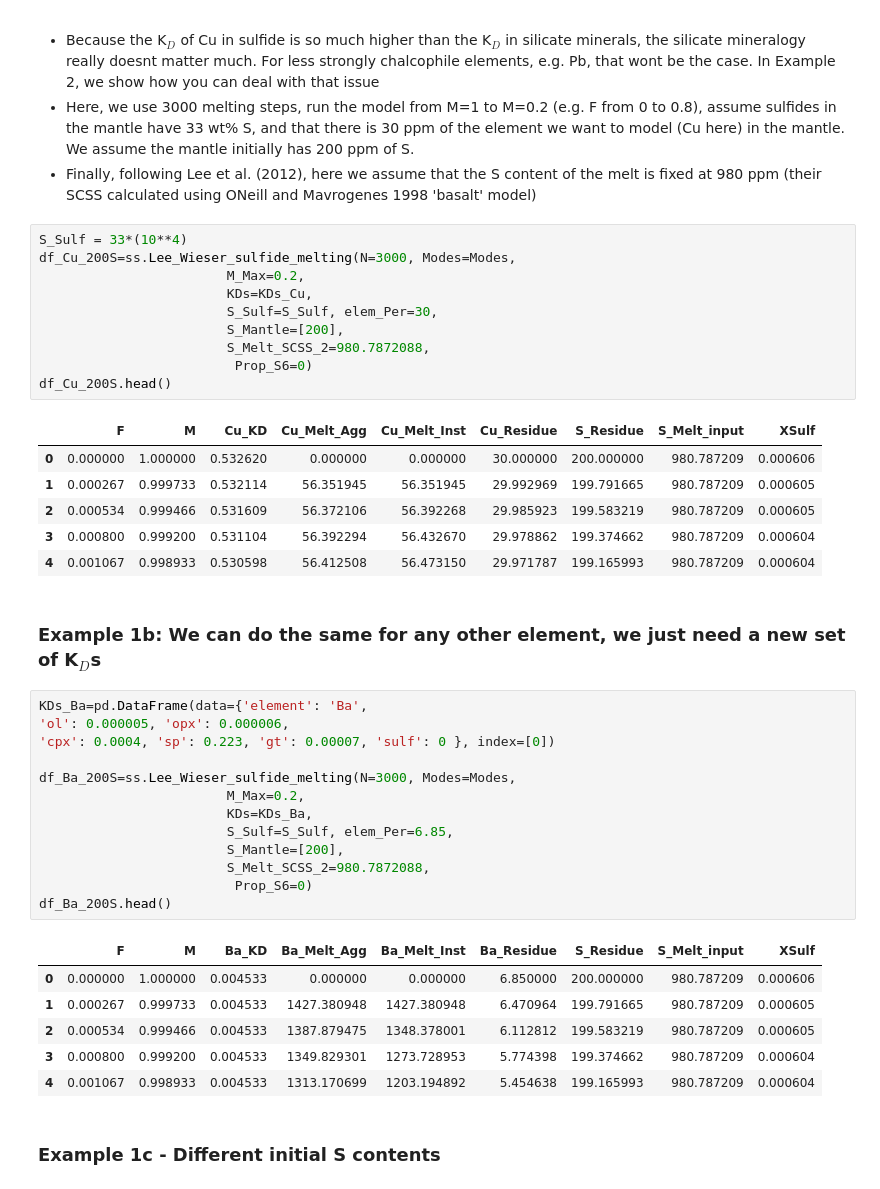
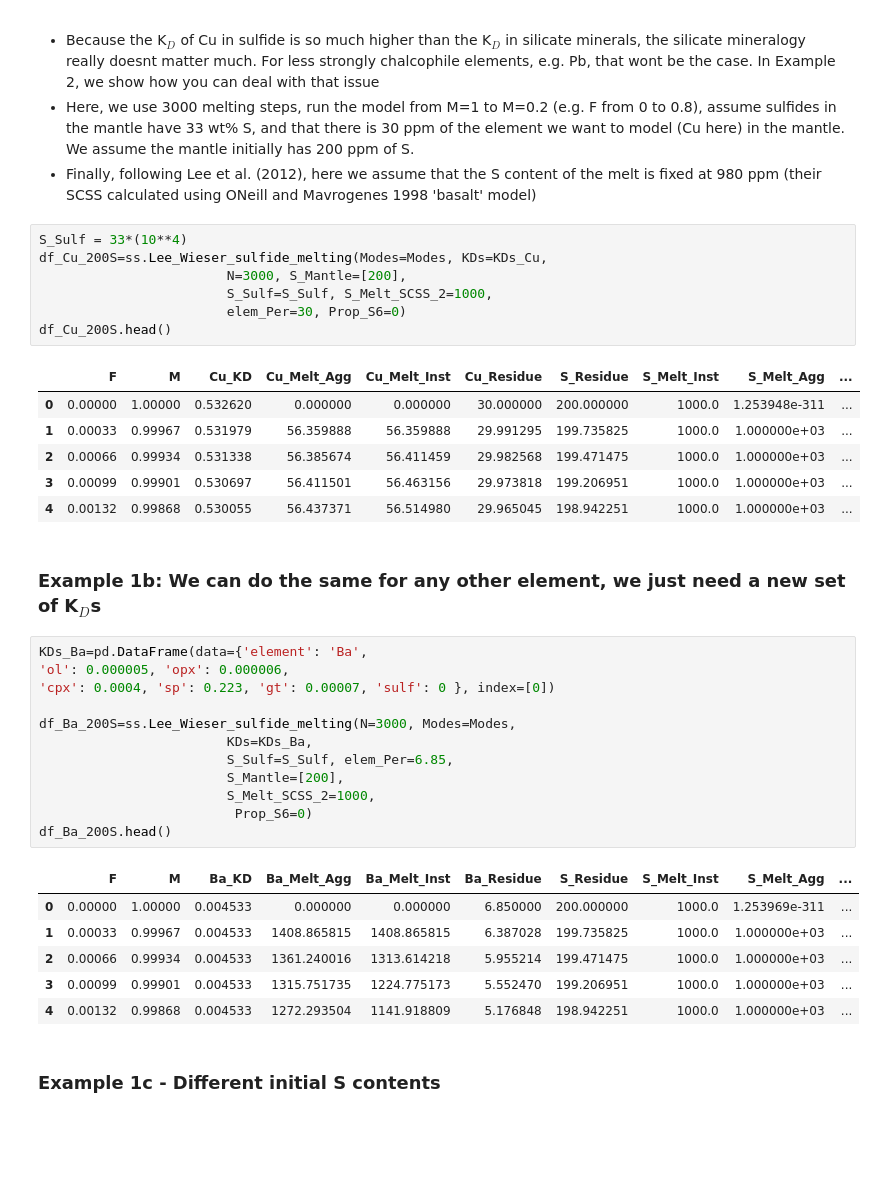
Before and after one commit to PennyWieser/PySulfSat, a Jupyter notebook: docs/Examples/Mantle_Melting_Lee_Wieser/Simple_Melting_Cu_S_Ba.ipynb, the cells around one changed output. Saved outputs shown, nothing was run; the diff lists cells and outputs as text; blank space fills up the shorter version.

```diff
--- a/docs/Examples/Mantle_Melting_Lee_Wieser/Simple_Melting_Cu_S_Ba.ipynb
+++ b/docs/Examples/Mantle_Melting_Lee_Wieser/Simple_Melting_Cu_S_Ba.ipynb
@@ -27,21 +27,18 @@ KDs_Cu=pd.DataFrame(data={'element': 'Cu',
 - Finally, following Lee et al. (2012), here we assume that the S content of the melt is fixed at 980 ppm (their SCSS calculated using ONeill and Mavrogenes 1998 'basalt' model)
 # %%
 S_Sulf = 33*(10**4)
-df_Cu_200S=ss.Lee_Wieser_sulfide_melting(N=3000, Modes=Modes,
-                        M_Max=0.2,
-                        KDs=KDs_Cu,
-                        S_Sulf=S_Sulf, elem_Per=30,
-                        S_Mantle=[200],
-                        S_Melt_SCSS_2=980.7872088,
-                         Prop_S6=0)
+df_Cu_200S=ss.Lee_Wieser_sulfide_melting(Modes=Modes, KDs=KDs_Cu,
+                        N=3000, S_Mantle=[200],
+                        S_Sulf=S_Sulf, S_Melt_SCSS_2=1000,
+                        elem_Per=30, Prop_S6=0)
 df_Cu_200S.head()
 # %% [output]
-|  | F | M | Cu_KD | Cu_Melt_Agg | Cu_Melt_Inst | Cu_Residue | S_Residue | S_Melt_input | XSulf |
-| 0 | 0.000000 | 1.000000 | 0.532620 | 0.000000 | 0.000000 | 30.000000 | 200.000000 | 980.787209 | 0.000606 |
-| 1 | 0.000267 | 0.999733 | 0.532114 | 56.351945 | 56.351945 | 29.992969 | 199.791665 | 980.787209 | 0.000605 |
-| 2 | 0.000534 | 0.999466 | 0.531609 | 56.372106 | 56.392268 | 29.985923 | 199.583219 | 980.787209 | 0.000605 |
-| 3 | 0.000800 | 0.999200 | 0.531104 | 56.392294 | 56.432670 | 29.978862 | 199.374662 | 980.787209 | 0.000604 |
-| 4 | 0.001067 | 0.998933 | 0.530598 | 56.412508 | 56.473150 | 29.971787 | 199.165993 | 980.787209 | 0.000604 |
+|  | F | M | Cu_KD | Cu_Melt_Agg | Cu_Melt_Inst | Cu_Residue | S_Residue | S_Melt_Inst | S_Melt_Agg | ... |
+| 0 | 0.00000 | 1.00000 | 0.532620 | 0.000000 | 0.000000 | 30.000000 | 200.000000 | 1000.0 | 1.253948e-311 | ... |
+| 1 | 0.00033 | 0.99967 | 0.531979 | 56.359888 | 56.359888 | 29.991295 | 199.735825 | 1000.0 | 1.000000e+03 | ... |
+| 2 | 0.00066 | 0.99934 | 0.531338 | 56.385674 | 56.411459 | 29.982568 | 199.471475 | 1000.0 | 1.000000e+03 | ... |
+| 3 | 0.00099 | 0.99901 | 0.530697 | 56.411501 | 56.463156 | 29.973818 | 199.206951 | 1000.0 | 1.000000e+03 | ... |
+| 4 | 0.00132 | 0.99868 | 0.530055 | 56.437371 | 56.514980 | 29.965045 | 198.942251 | 1000.0 | 1.000000e+03 | ... |
 # %% [markdown]
 ### Example 1b: We can do the same for any other element, we just need a new set of K$_{D}$s
 # %%
@@ -50,20 +47,19 @@ KDs_Ba=pd.DataFrame(data={'element': 'Ba',
 'cpx': 0.0004, 'sp': 0.223, 'gt': 0.00007, 'sulf': 0 }, index=[0])
 
 df_Ba_200S=ss.Lee_Wieser_sulfide_melting(N=3000, Modes=Modes,
-                        M_Max=0.2,
                         KDs=KDs_Ba,
                         S_Sulf=S_Sulf, elem_Per=6.85,
                         S_Mantle=[200],
-                        S_Melt_SCSS_2=980.7872088,
+                        S_Melt_SCSS_2=1000,
                          Prop_S6=0)
 df_Ba_200S.head()
 # %% [output]
-|  | F | M | Ba_KD | Ba_Melt_Agg | Ba_Melt_Inst | Ba_Residue | S_Residue | S_Melt_input | XSulf |
-| 0 | 0.000000 | 1.000000 | 0.004533 | 0.000000 | 0.000000 | 6.850000 | 200.000000 | 980.787209 | 0.000606 |
-| 1 | 0.000267 | 0.999733 | 0.004533 | 1427.380948 | 1427.380948 | 6.470964 | 199.791665 | 980.787209 | 0.000605 |
-| 2 | 0.000534 | 0.999466 | 0.004533 | 1387.879475 | 1348.378001 | 6.112812 | 199.583219 | 980.787209 | 0.000605 |
-| 3 | 0.000800 | 0.999200 | 0.004533 | 1349.829301 | 1273.728953 | 5.774398 | 199.374662 | 980.787209 | 0.000604 |
-| 4 | 0.001067 | 0.998933 | 0.004533 | 1313.170699 | 1203.194892 | 5.454638 | 199.165993 | 980.787209 | 0.000604 |
+|  | F | M | Ba_KD | Ba_Melt_Agg | Ba_Melt_Inst | Ba_Residue | S_Residue | S_Melt_Inst | S_Melt_Agg | ... |
+| 0 | 0.00000 | 1.00000 | 0.004533 | 0.000000 | 0.000000 | 6.850000 | 200.000000 | 1000.0 | 1.253969e-311 | ... |
+| 1 | 0.00033 | 0.99967 | 0.004533 | 1408.865815 | 1408.865815 | 6.387028 | 199.735825 | 1000.0 | 1.000000e+03 | ... |
+| 2 | 0.00066 | 0.99934 | 0.004533 | 1361.240016 | 1313.614218 | 5.955214 | 199.471475 | 1000.0 | 1.000000e+03 | ... |
+| 3 | 0.00099 | 0.99901 | 0.004533 | 1315.751735 | 1224.775173 | 5.552470 | 199.206951 | 1000.0 | 1.000000e+03 | ... |
+| 4 | 0.00132 | 0.99868 | 0.004533 | 1272.293504 | 1141.918809 | 5.176848 | 198.942251 | 1000.0 | 1.000000e+03 | ... |
 # %% [markdown]
 ### Example 1c - Different initial S contents
 # %%
```
Also changed, not shown: parts of 2 cells of this notebook, 8 other files.
